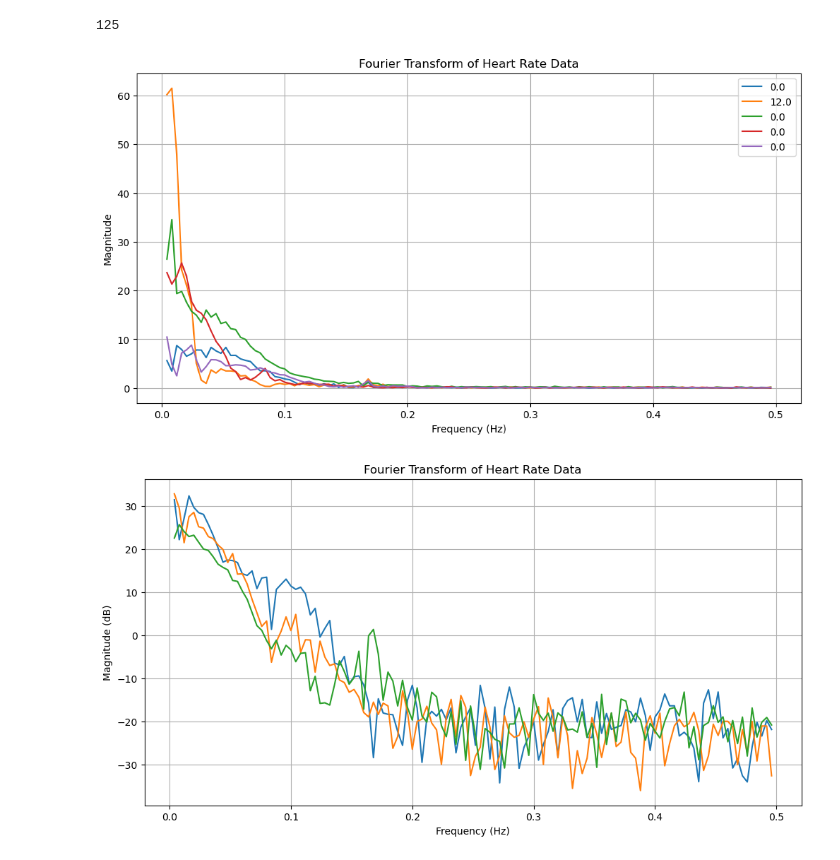
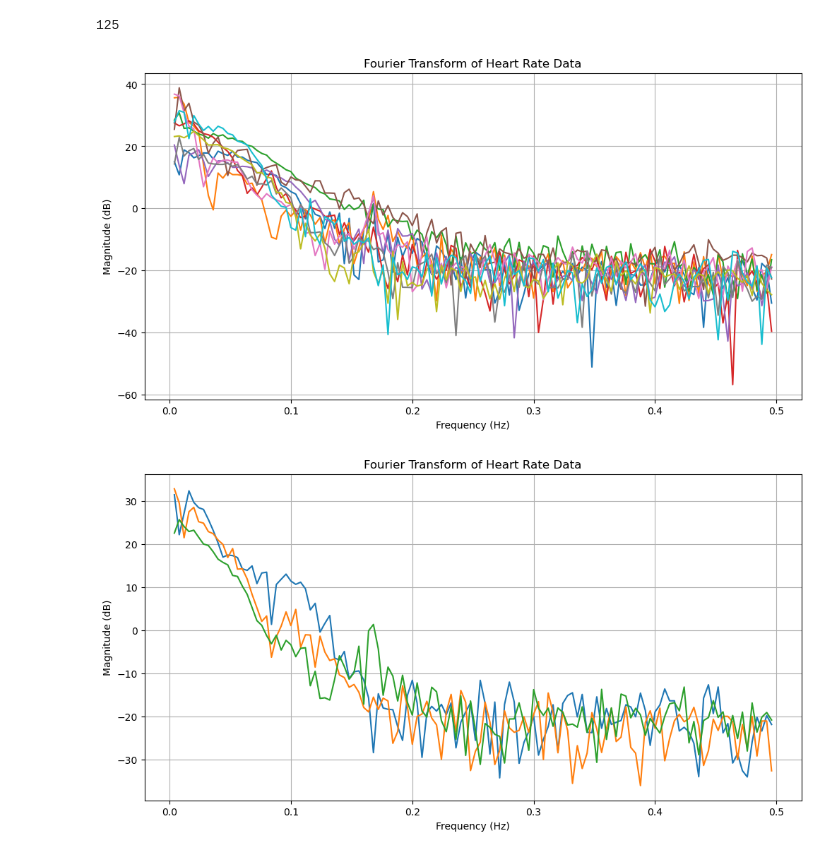
Before and after one commit to zachorrie/ML_ASS, a Jupyter notebook: CS_ARR.ipynb, the cells around one changed output. Drawn from its saved outputs; the diff is of its cells as text; code cells hidden in the pictures.

```diff
--- a/CS_ARR.ipynb
+++ b/CS_ARR.ipynb
@@ -122,20 +122,18 @@ for beat in fx_val[:cnt]:
     fx_val_freqs.append(freq[0:breadth])
 # %%
 # Determine amount and plot some FFT training data samples
-plt_cnt = 5
+plt_cnt = 10
 plt.figure(figsize=(12, 6))
 
-for beat in fx_train_mags[:plt_cnt]:
+for beat in fx_train_magsdb[:plt_cnt]:
     plt.plot(fx_train_freqs[0], beat)
 
-plt.legend(y_train[:plt_cnt])
 plt.xlabel('Frequency (Hz)')
-plt.ylabel('Magnitude')
+plt.ylabel('Magnitude (dB)')
 plt.title('Fourier Transform of Heart Rate Data')
 plt.grid()
-plt.savefig("/Users/zacho/Downloads/Fourier.png")
 plt.show()
 # %% [output]
-[figure, old version]
+[figure, new version]
 # %%
 # Determine amount and plot some FFT validation data samples
```
Also changed, not shown: parts of 1 cell of this notebook.
